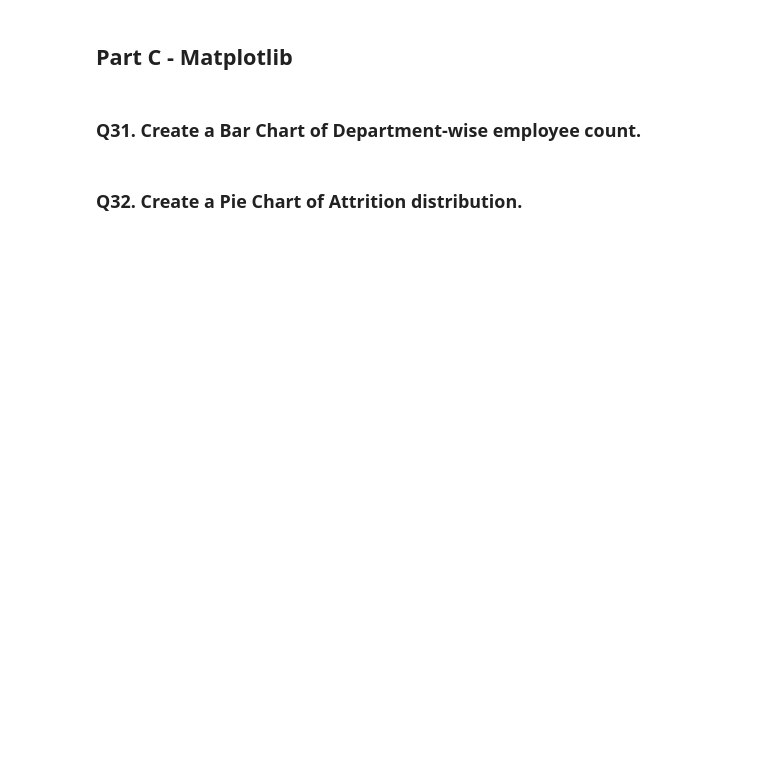
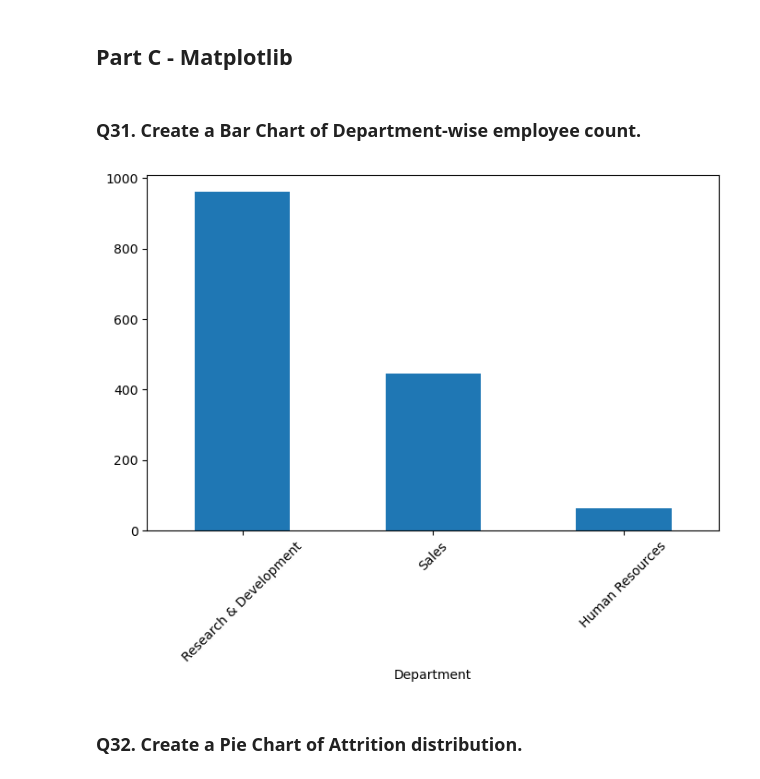
Before and after one commit to suyogy1-bot/Matplotlib_Seaborn, a Jupyter notebook: HR_Attrition_Assignment_Blank.ipynb, the cells around one changed output. Cells and saved outputs as stored; diff of their text form; code cells hidden in the pictures; blank space fills up the shorter version.

```diff
--- a/HR_Attrition_Assignment_Blank.ipynb
+++ b/HR_Attrition_Assignment_Blank.ipynb
@@ -252,3 +415,5 @@ a[['EmployeeNumber', 'MonthlyIncome']].head()
 ## Part C - Matplotlib
 # %% [markdown]
 ### Q31. Create a Bar Chart of Department-wise employee count.
+# %%
+Dept_counts = df['Department'].value_counts()
@@ -255,2 +422,9 @@ a[['EmployeeNumber', 'MonthlyIncome']].head()
+# %%
+plt.figure(figsize=(8, 5))
+Dept_counts.plot(kind='bar')
+plt.xticks(rotation=45)
+plt.show()
+# %% [output]
+[figure, added]
 # %% [markdown]
 ### Q32. Create a Pie Chart of Attrition distribution.
```
Also changed, not shown: parts of 32 cells of this notebook, 1 other file.
